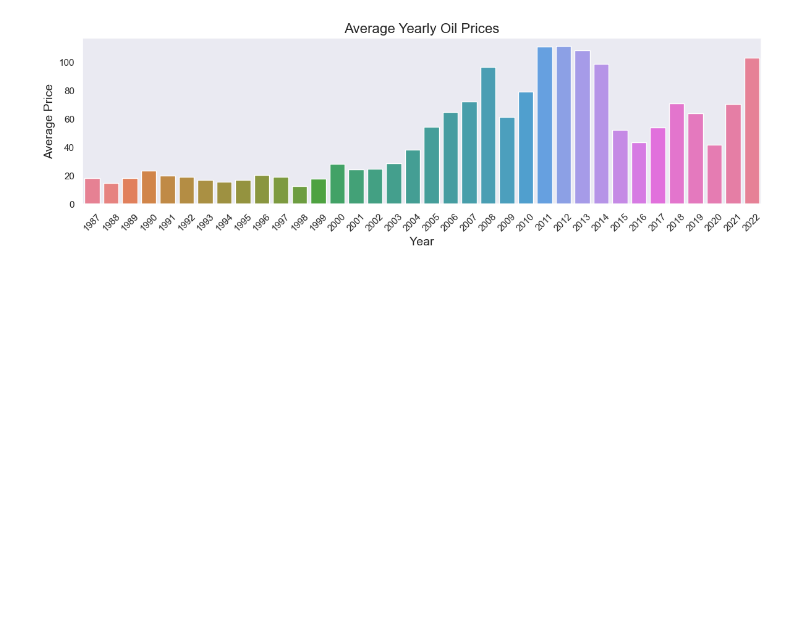
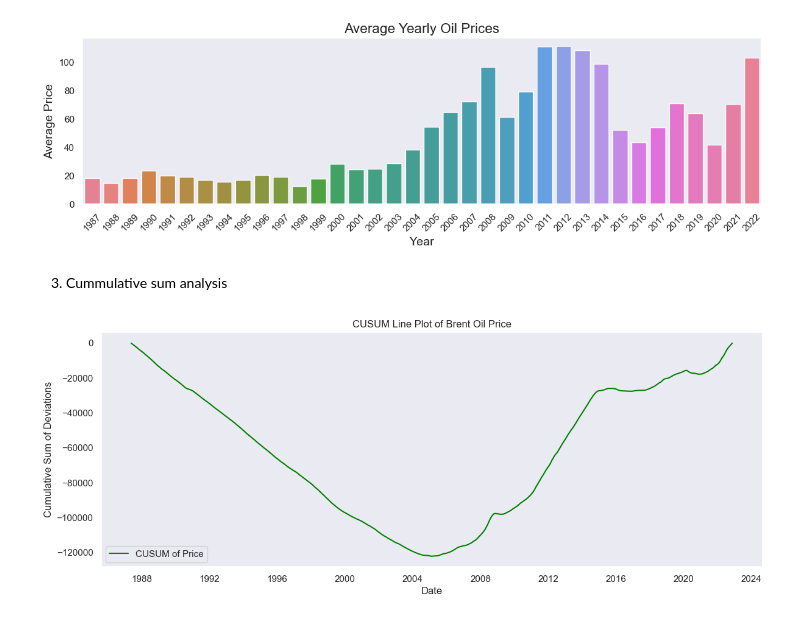
Before and after one commit to WildCayote/Brent-Oil-Market-Dynamics, a Jupyter notebook: notebooks/price_analysis.ipynb, the cells around one changed output. Cells and saved outputs as stored; diff of their text form; code cells hidden in the pictures; blank space fills up the shorter version.

Commit message:
Feat: Performed cummulative sum analysis

```diff
--- a/notebooks/price_analysis.ipynb
+++ b/notebooks/price_analysis.ipynb
@@ -177,3 +177,9 @@ ts_analyzer.analyze_trend(col='Price', label='Brent Oil Prices', title='Price Ch
 ts_analyzer.analyze_seasonality()
 # %% [output]
 [figure]
+# %% [markdown]
+3) Cummulative sum analysis
+# %%
+ts_analyzer.cummlative_sum_analysis()
+# %% [output]
+[figure, added]
```
Also changed, not shown: 1 other file.
